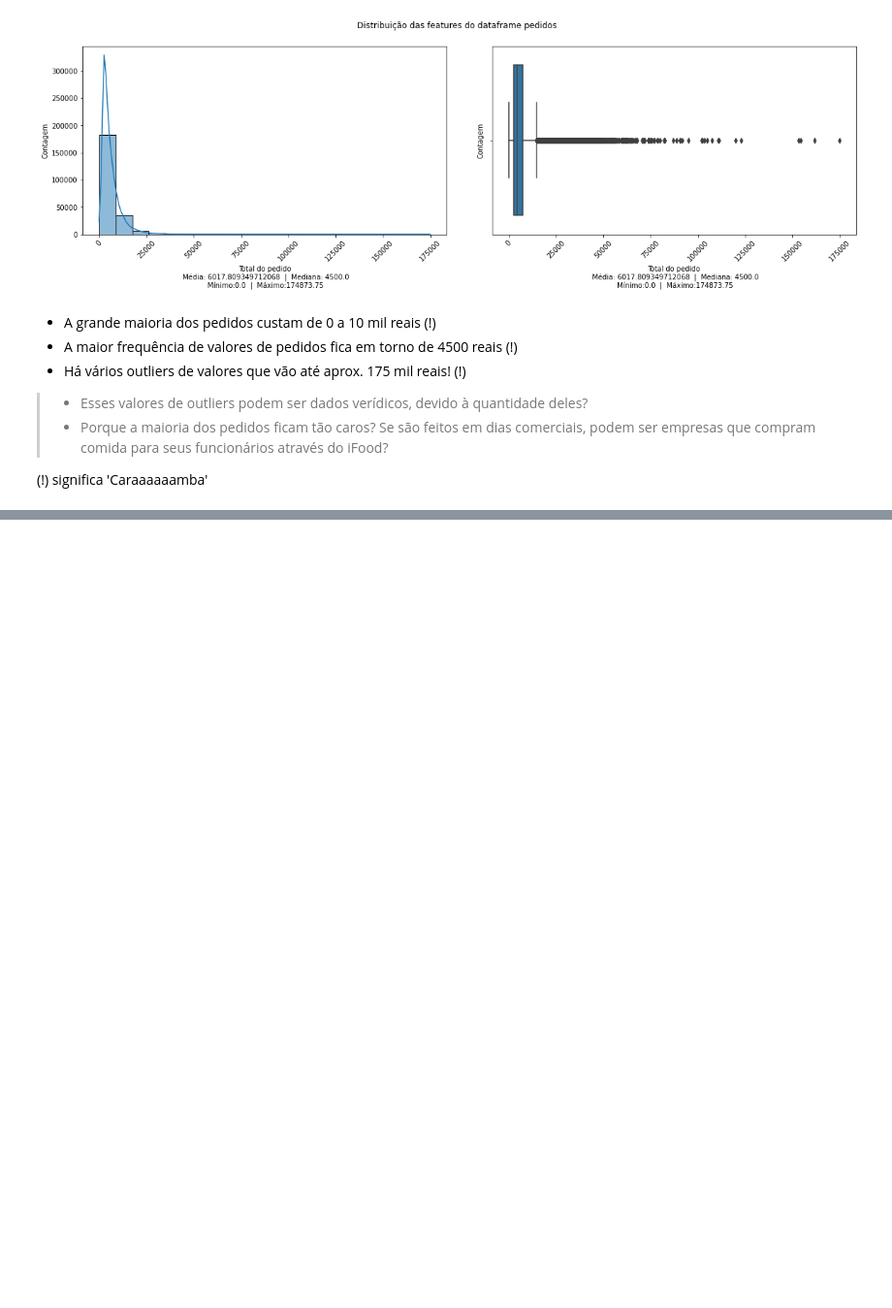
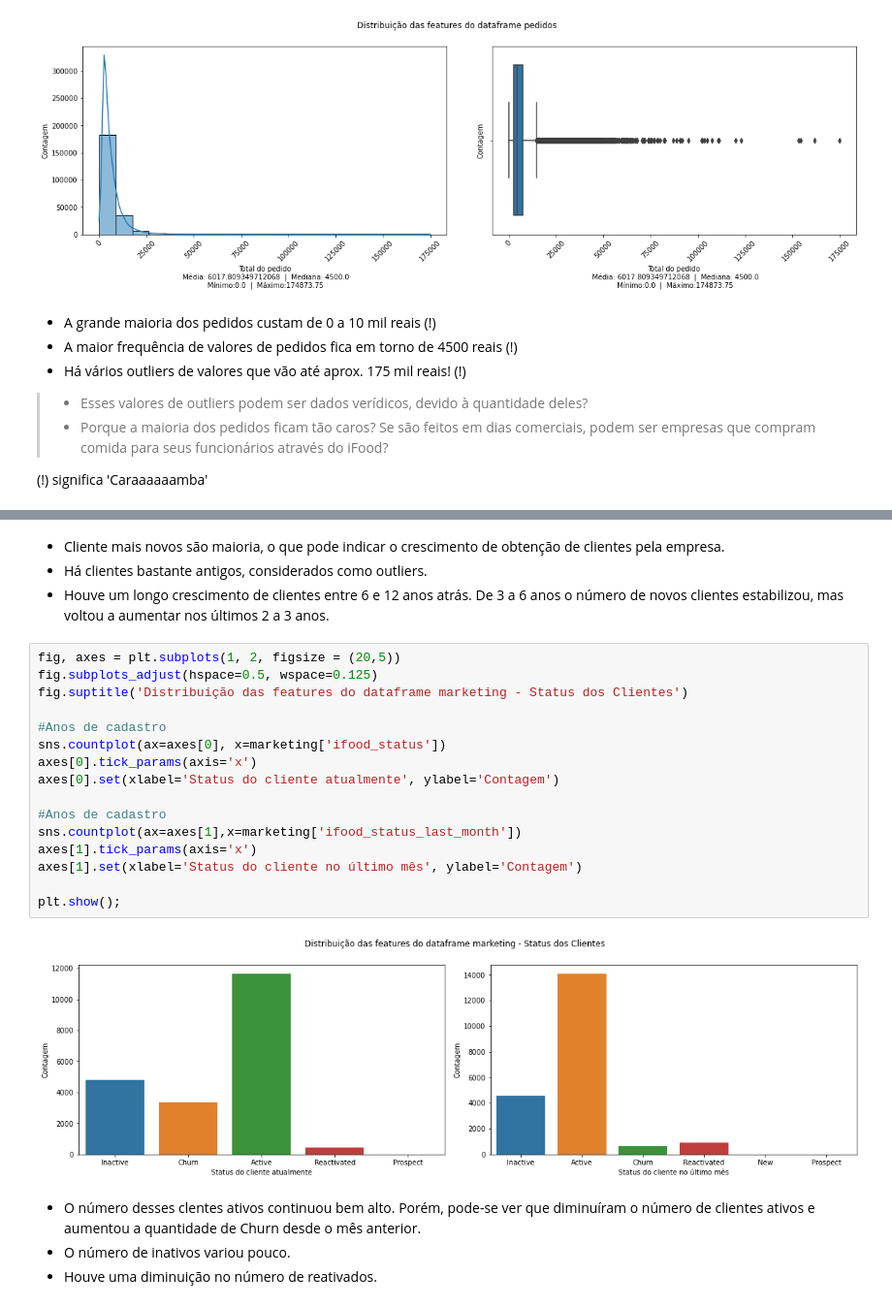
Before and after one commit to casjunior93/Desafio-Tera---Clusteriza-o, a Jupyter notebook: Desafio_Tera_e_Ifood_Clusterização.ipynb, the cells around one changed output, grey strips where cells are left out. Shown at 97% size. Drawn from its saved outputs; the diff is of its cells as text; blank space fills up the shorter version.

```diff
--- a/Desafio_Tera_e_Ifood_Clusterização.ipynb
+++ b/Desafio_Tera_e_Ifood_Clusterização.ipynb
@@ -219,0 +341,26 @@ plt.show();
+# %% [markdown]
+* Cliente mais novos são maioria, o que pode indicar o crescimento de obtenção de clientes pela empresa.
+* Há clientes bastante antigos, considerados como outliers.
+* Houve um longo crescimento de clientes entre 6 e 12 anos atrás. De 3 a 6 anos o número de novos clientes estabilizou, mas voltou a aumentar nos últimos 2 a 3 anos.
+# %%
+fig, axes = plt.subplots(1, 2, figsize = (20,5))
+fig.subplots_adjust(hspace=0.5, wspace=0.125)
+fig.suptitle('Distribuição das features do dataframe marketing - Status dos Clientes')
+
+#Anos de cadastro
+sns.countplot(ax=axes[0], x=marketing['ifood_status'])
+axes[0].tick_params(axis='x')
+axes[0].set(xlabel='Status do cliente atualmente', ylabel='Contagem')
+
+#Anos de cadastro
+sns.countplot(ax=axes[1],x=marketing['ifood_status_last_month'])
+axes[1].tick_params(axis='x')
+axes[1].set(xlabel='Status do cliente no último mês', ylabel='Contagem')
+
+plt.show();
+# %% [output]
+[figure, added]
+# %% [markdown]
+* O número desses clentes ativos continuou bem alto. Porém, pode-se ver que diminuíram o número de clientes ativos e aumentou a quantidade de Churn desde o mês anterior.
+* O número de inativos variou pouco.
+* Houve uma diminuição no número de reativados.
```
Also changed, not shown: parts of 17 cells of this notebook.
